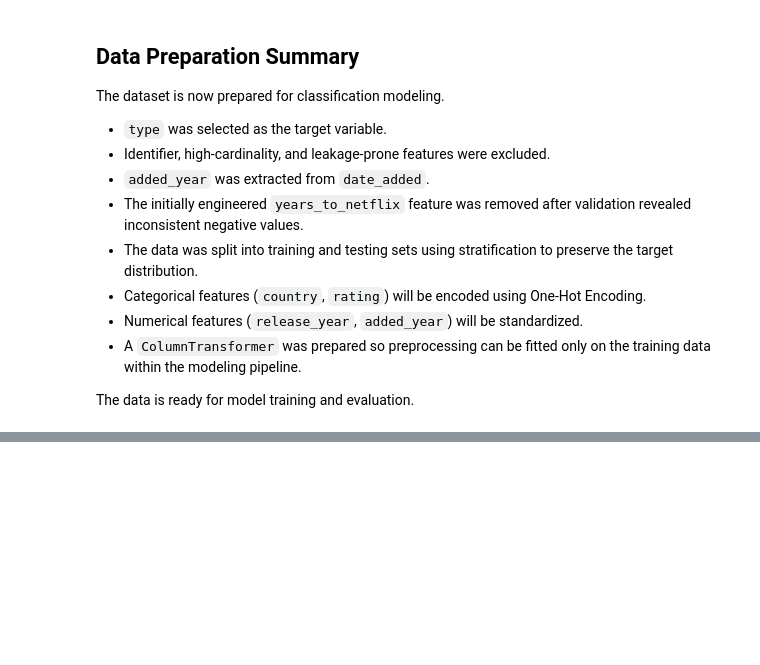
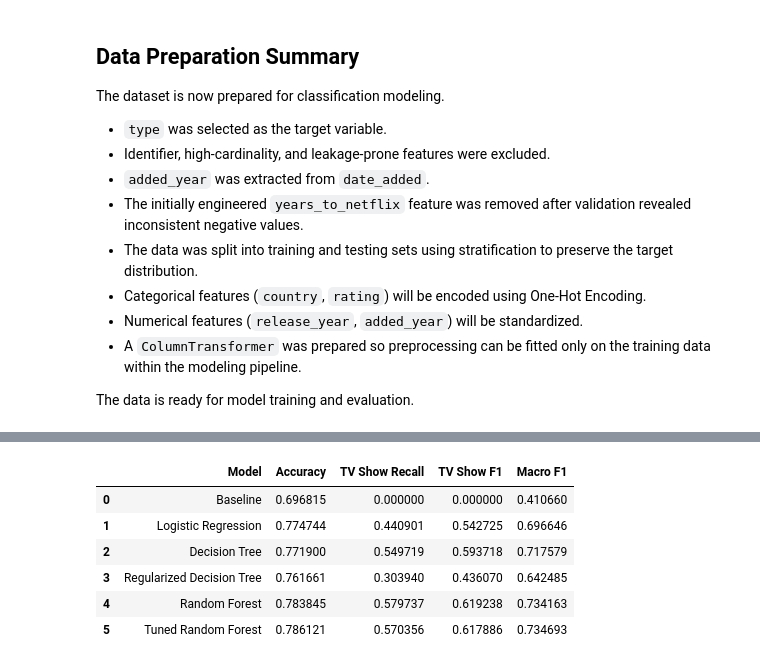
Before and after one commit to ahmedmamdouh111/Netflix-data-science-internship, a Jupyter notebook: Netflix_Data_Science_Internship.ipynb, the cells around one changed output, grey strips where cells are left out. Saved outputs shown, nothing was run; the diff lists cells and outputs as text; code cells hidden in the pictures; blank space fills up the shorter version.

```diff
--- a/Netflix_Data_Science_Internship.ipynb
+++ b/Netflix_Data_Science_Internship.ipynb
@@ -1946,0 +2251,45 @@ The data is ready for model training and evaluation.
+# %%
+models_predictions = {
+    'Baseline': baseline_pred,
+    'Logistic Regression': logistic_pred,
+    'Decision Tree': tree_pred,
+    'Regularized Decision Tree': tree_reg_pred,
+    'Random Forest': rf_pred,
+    'Tuned Random Forest': best_rf_pred
+}
+
+results = []
+
+for model_name, predictions in models_predictions.items():
+
+    results.append({
+        'Model': model_name,
+        'Accuracy': accuracy_score(y_test, predictions),
+        'TV Show Recall': recall_score(
+            y_test,
+            predictions,
+            pos_label='TV Show'
+        ),
+        'TV Show F1': f1_score(
+            y_test,
+            predictions,
+            pos_label='TV Show'
+        ),
+        'Macro F1': f1_score(
+            y_test,
+            predictions,
+            average='macro'
+        )
+    })
+
+model_comparison = pd.DataFrame(results)
+
+model_comparison
+# %% [output]
+|  | Model | Accuracy | TV Show Recall | TV Show F1 | Macro F1 |
+| 0 | Baseline | 0.696815 | 0.000000 | 0.000000 | 0.410660 |
+| 1 | Logistic Regression | 0.774744 | 0.440901 | 0.542725 | 0.696646 |
+| 2 | Decision Tree | 0.771900 | 0.549719 | 0.593718 | 0.717579 |
+| 3 | Regularized Decision Tree | 0.761661 | 0.303940 | 0.436070 | 0.642485 |
+| 4 | Random Forest | 0.783845 | 0.579737 | 0.619238 | 0.734163 |
+| 5 | Tuned Random Forest | 0.786121 | 0.570356 | 0.617886 | 0.734693 |
```
Also changed, not shown: parts of 34 cells of this notebook.
